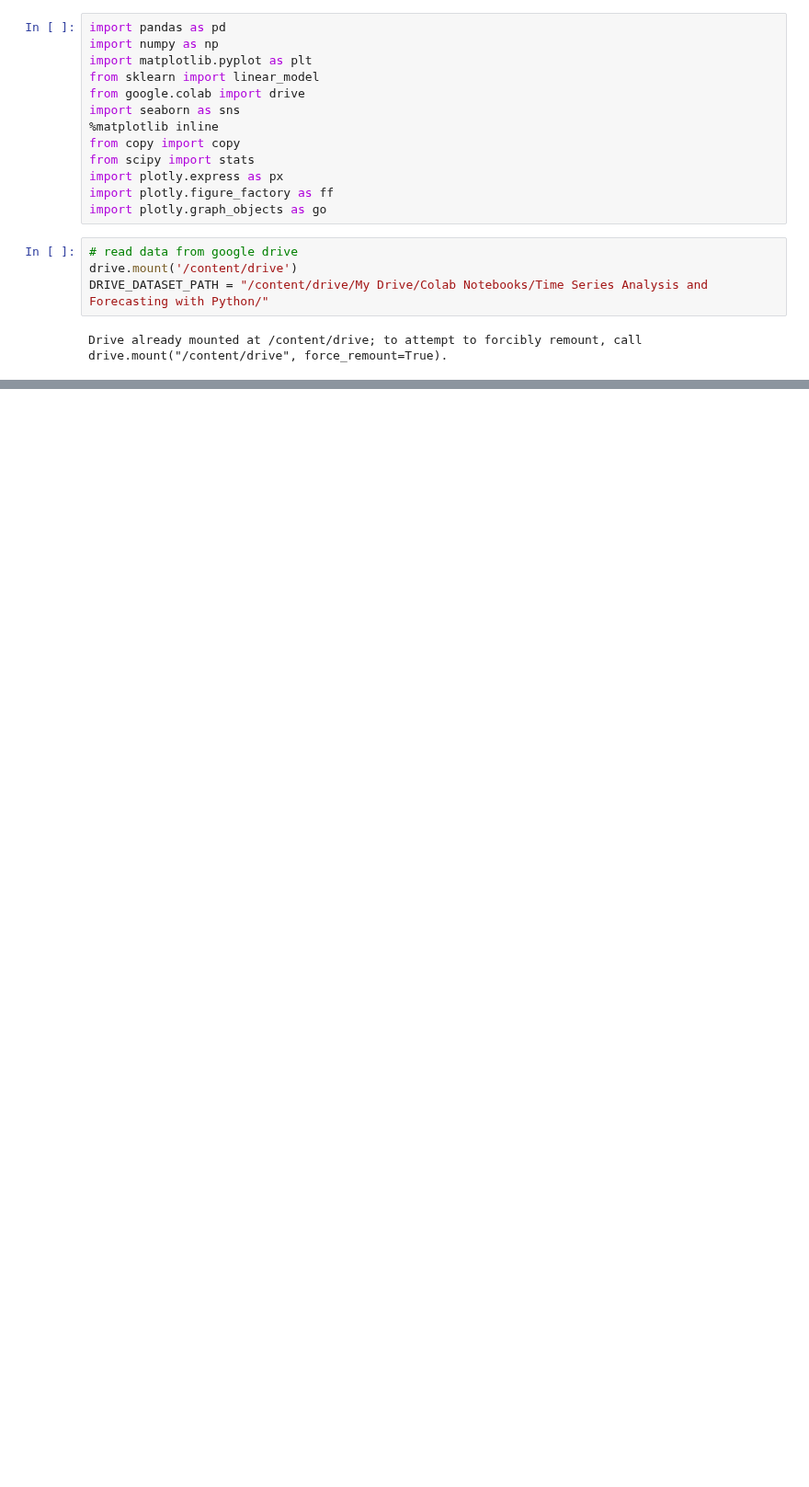
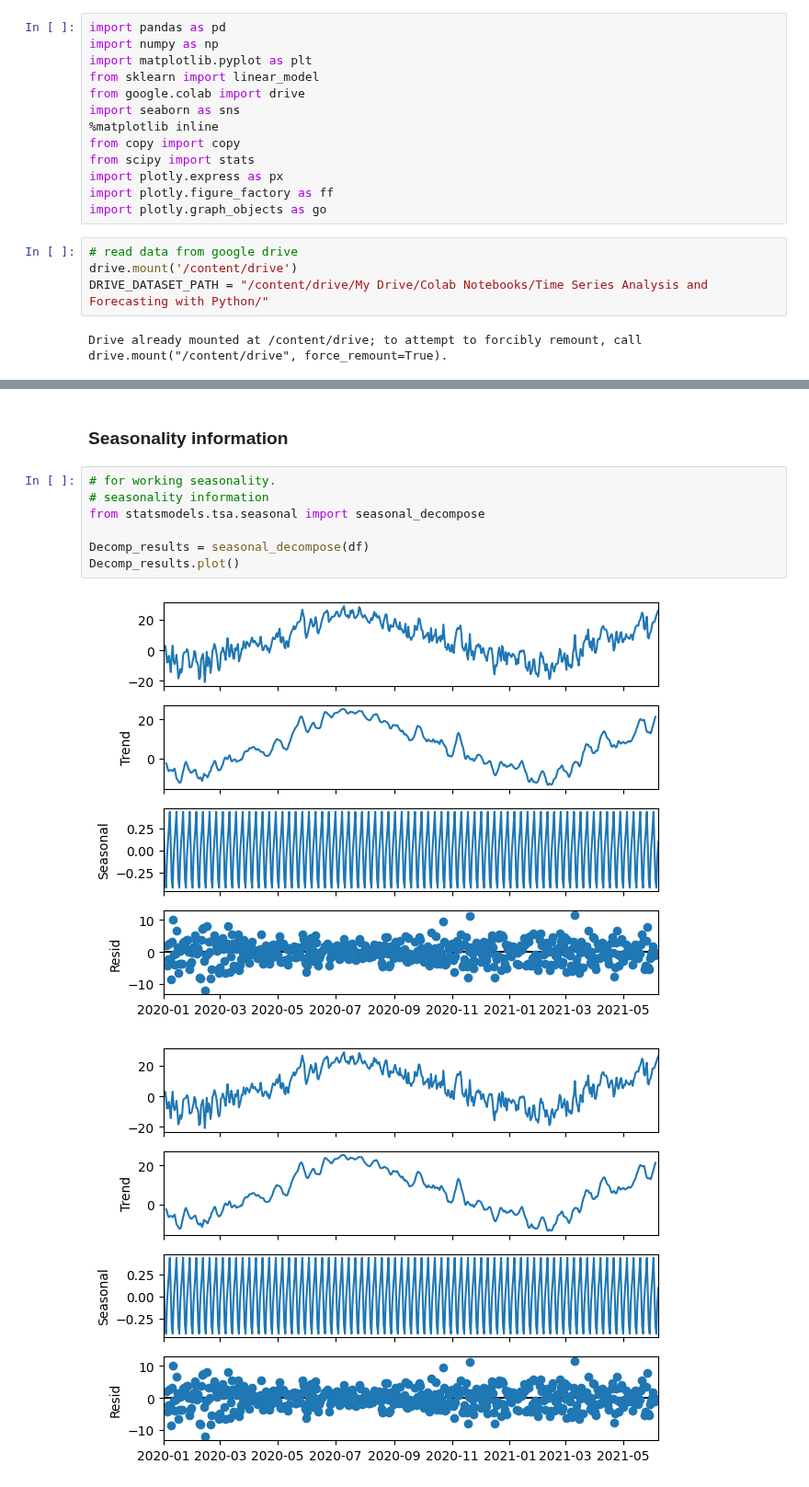
Before and after one commit to rizaho/ml_for_financial_analysis, a Jupyter notebook: 101_Time_Series_Analysis_And_Forecasting_with_Python.ipynb, the cells around one changed output, grey strips where cells are left out. Shown at 92% size. Drawn from its saved outputs; the diff is of its cells as text; blank space fills up the shorter version.

```diff
--- a/101_Time_Series_Analysis_And_Forecasting_with_Python.ipynb
+++ b/101_Time_Series_Analysis_And_Forecasting_with_Python.ipynb
@@ -72,0 +128,12 @@ FileNotFoundError: [Errno 2] No such file or directory: 'Temp_Data.csv'
+# %% [markdown]
+### Seasonality information
+# %%
+# for working seasonality.
+# seasonality information
+from statsmodels.tsa.seasonal import seasonal_decompose
+
+Decomp_results = seasonal_decompose(df)
+Decomp_results.plot()
+# %% [output]
+[figure, added]
+[figure, added]
```
Also changed, not shown: parts of 10 cells of this notebook.
